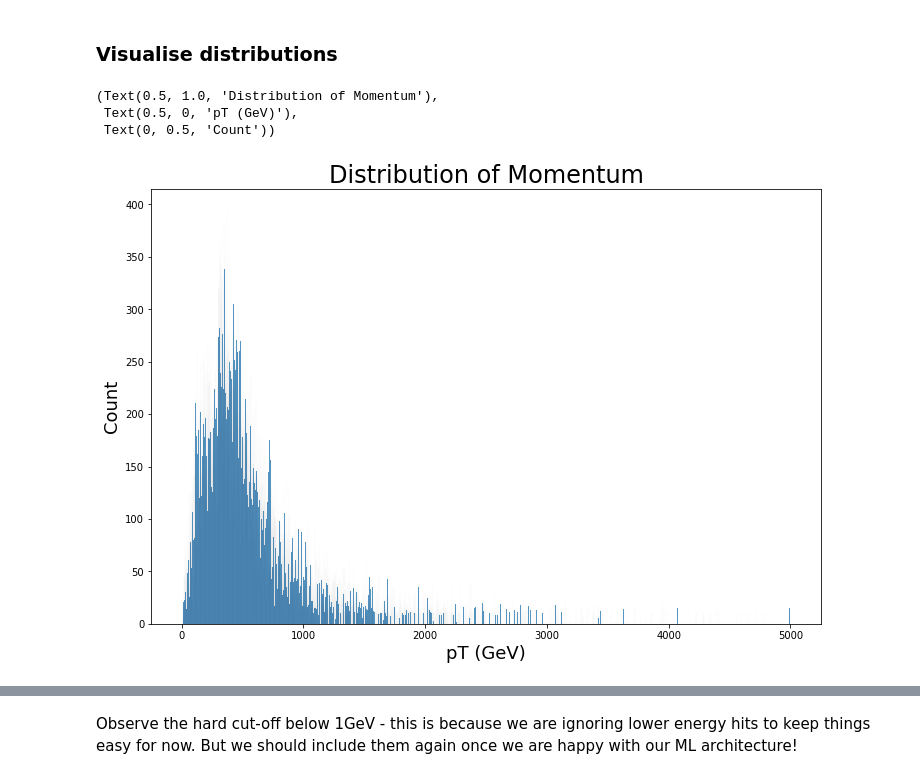
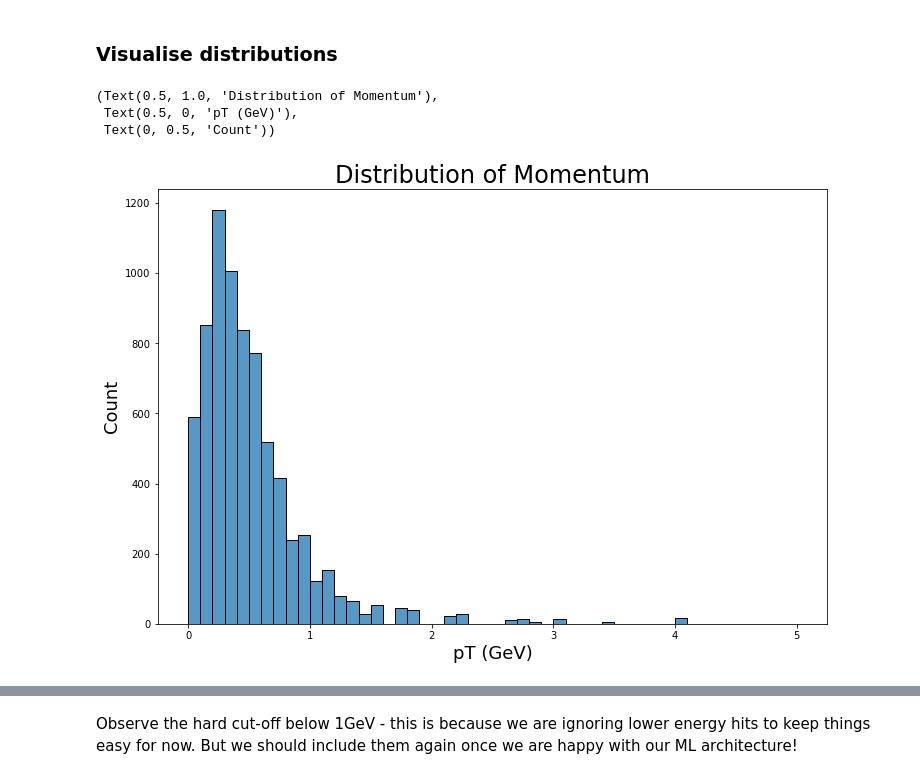
Before and after one commit to HSF-reco-and-software-triggers/Tracking-ML-Exa.TrkX, a Jupyter notebook: Pipelines/Common_Tracking_Example/notebooks/LRT/Example_Filter.ipynb, the cells around one changed output, grey strips where cells are left out. Saved outputs shown, nothing was run; the diff lists cells and outputs as text; code cells hidden in the pictures.

```diff
--- a/Pipelines/Common_Tracking_Example/notebooks/LRT/Example_Filter.ipynb
+++ b/Pipelines/Common_Tracking_Example/notebooks/LRT/Example_Filter.ipynb
@@ -88,15 +104,15 @@ axs[1].set_title("Down-beampipe Spacepoint Distribution", fontsize=24), axs[
 # %%
 plt.figure(figsize=(12, 8))
 sns.histplot(
     example_data.pt[example_data.pt == example_data.pt],
-    binwidth=200,
-    binrange=[0, 5000],
+    binwidth=0.1,
+    binrange=[0, 5],
 )
 plt.title("Distribution of Momentum", fontsize=24), plt.xlabel(
     "pT (GeV)", fontsize=18
 ), plt.ylabel("Count", fontsize=18)
 # %% [output]
 (Text(0.5, 1.0, 'Distribution of Momentum'),
  Text(0.5, 0, 'pT (GeV)'),
  Text(0, 0.5, 'Count'))
-[figure, old version]
+[figure, new version]
```
Also changed, not shown: parts of 15 cells of this notebook, 13 other files.
